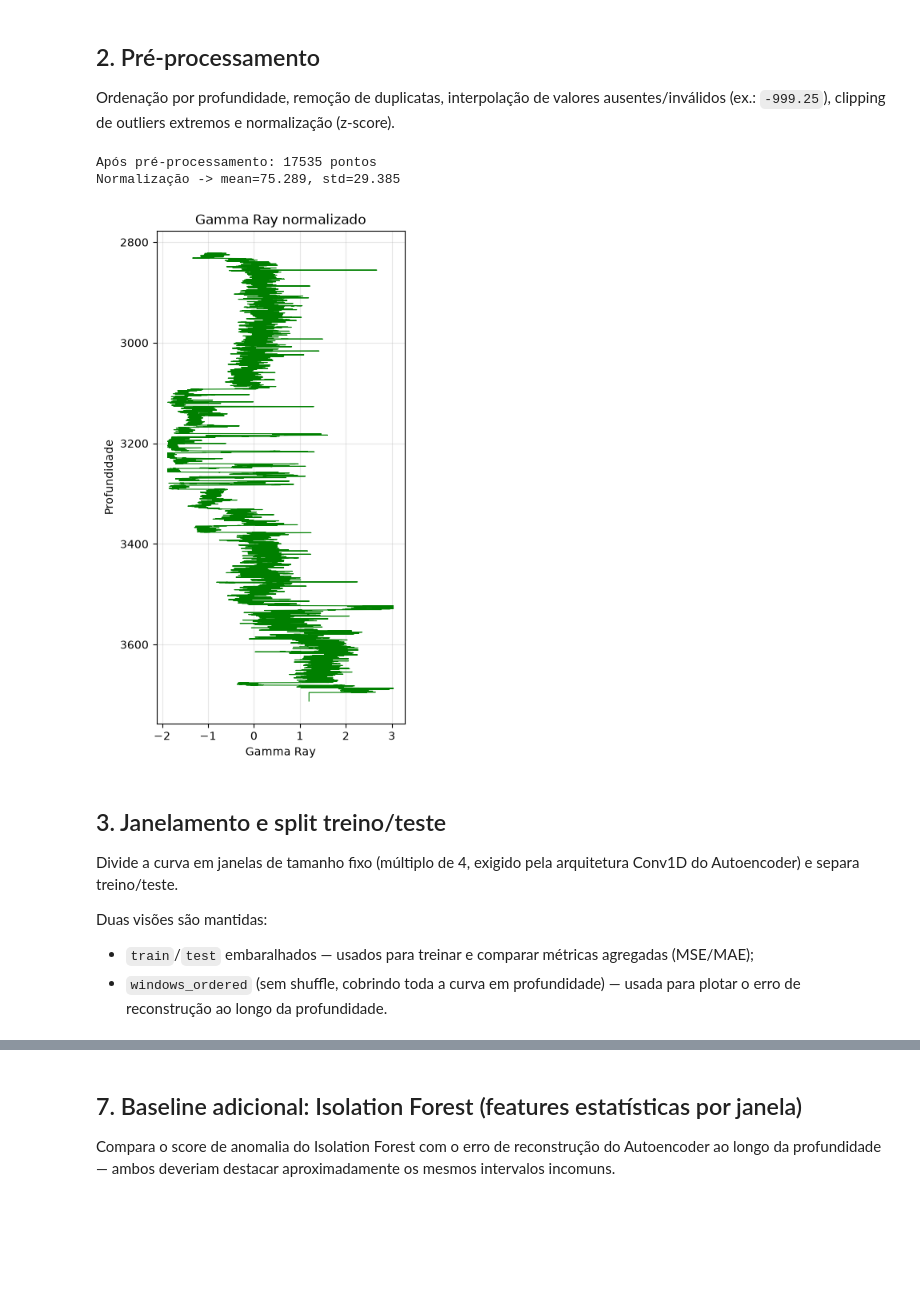
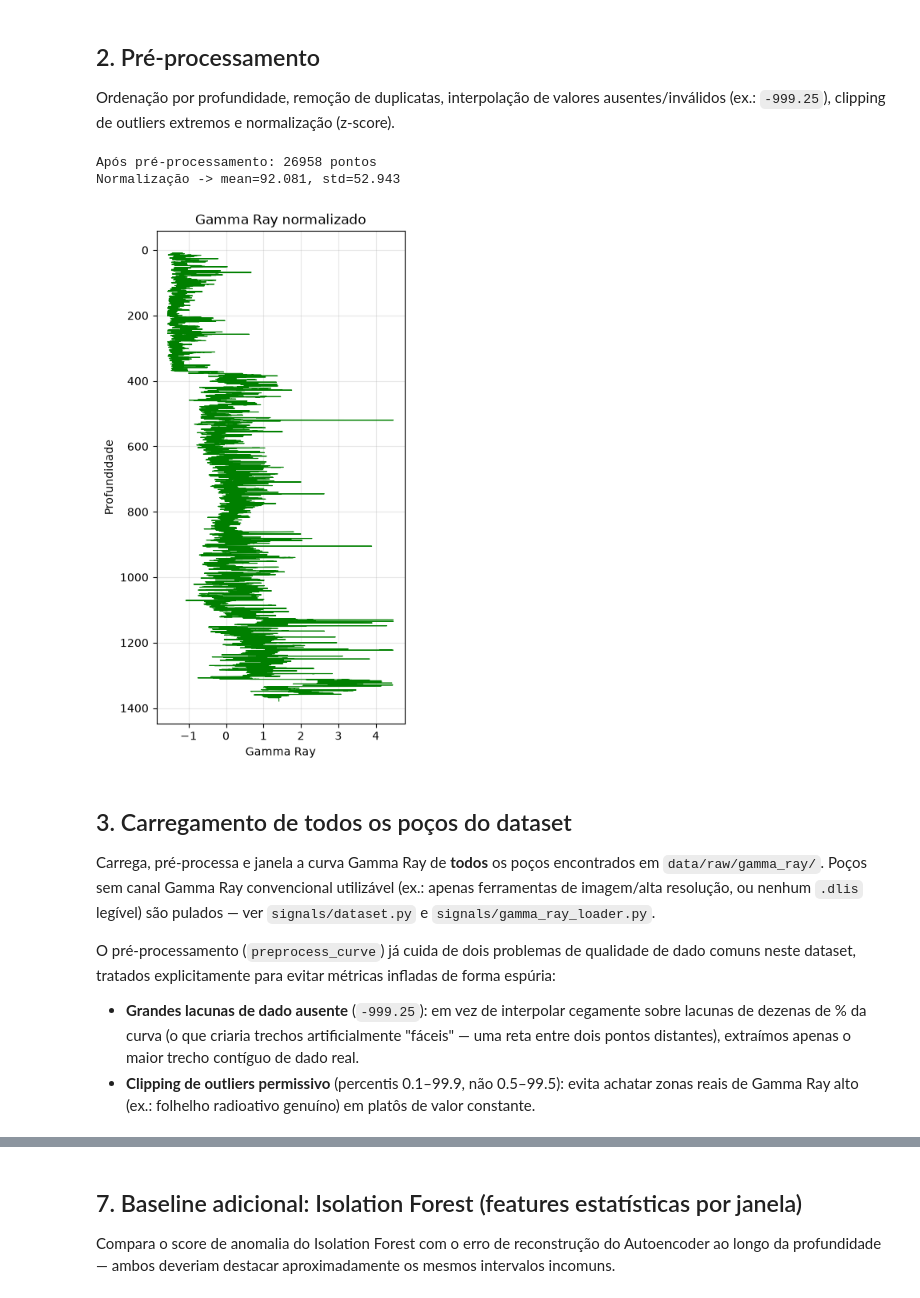
Before and after one commit to luiz-pytech/well-rag-autoencoder, a Jupyter notebook: notebooks/03_gamma_ray_autoencoder.ipynb, the cells around one changed output, grey strips where cells are left out. Saved outputs shown, nothing was run; the diff lists cells and outputs as text; code cells hidden in the pictures; blank space fills up the shorter version.

```diff
--- a/notebooks/03_gamma_ray_autoencoder.ipynb
+++ b/notebooks/03_gamma_ray_autoencoder.ipynb
@@ -35,35 +41,9 @@ Procura automaticamente um arquivo `.dlis` ou `.csv` em `data/raw/gamma_ray/`. S
 # %%
-GAMMA_RAY_DIR = PROJECT_ROOT / "data" / "raw" / "gamma_ray"
+EXAMPLE_WELL_ID = "1-BRSA-1000-RN"
 
-# Dataset ANP: arquivos .dlis ficam em subpastas <well_id>/dlis/*.dlis;
-# manifest.csv é apenas um índice (well_id, tipo, caminho), não é uma curva.
-candidates = sorted(GAMMA_RAY_DIR.rglob("*.dlis")) + sorted(
-    p for p in GAMMA_RAY_DIR.glob("*.csv") if p.name != "manifest.csv"
-)
-
-USE_SYNTHETIC = len(candidates) == 0
-
-if not USE_SYNTHETIC:
-    source_path = candidates[0]
-    print(f"Arquivo encontrado: {source_path.relative_to(GAMMA_RAY_DIR)}")
-    curve = load_gamma_ray(source_path)
-    depth_raw, gr_raw = curve.depth, curve.gamma_ray
-    well_name = curve.well_name
-    print(f"Poço: {well_name} | {len(depth_raw)} pontos | profundidade {depth_raw.min():.1f}-{depth_raw.max():.1f}")
-else:
-    print(f"Nenhum arquivo .dlis/.csv encontrado em {GAMMA_RAY_DIR}.")
-    print("Gerando curva Gamma Ray SINTÉTICA apenas para validar o pipeline.")
-    rng = np.random.default_rng(42)
-    depth_raw = np.arange(1000, 1800, 0.15)
-    trend = 60 + 25 * np.sin(depth_raw / 25) + 10 * np.sin(depth_raw / 4)
-    noise = rng.normal(0, 4, size=depth_raw.shape)
-    gr_raw = trend + noise
-
-    anomaly_zones = [(1150, 1160), (1420, 1435), (1690, 1700)]
-    for lo, hi in anomaly_zones:
-        mask = (depth_raw >= lo) & (depth_raw <= hi)
-        gr_raw[mask] += rng.normal(45, 5, size=mask.sum())
-
-    well_name = "SYNTHETIC-WELL-01"
-    print(f"Poço sintético: {well_name} | {len(depth_raw)} pontos | profundidade {depth_raw.min():.1f}-{depth_raw.max():.1f}")
+dlis_files = sorted((GAMMA_RAY_DIR / EXAMPLE_WELL_ID).rglob("*.dlis"))
+curve = load_gamma_ray(dlis_files[0])
+depth_raw, gr_raw = curve.depth, curve.gamma_ray
+well_name = curve.well_name
+print(f"Poço: {well_name} | {len(depth_raw)} pontos | profundidade {depth_raw.min():.1f}-{depth_raw.max():.1f}")
 # %% [output]
@@ -80,24 +59,24 @@ plt.show()
 
 Ordenação por profundidade, remoção de duplicatas, interpolação de valores ausentes/inválidos (ex.: `-999.25`), clipping de outliers extremos e normalização (z-score).
 # %%
-depth, gr_norm, norm_params = preprocess_curve(depth_raw, gr_raw, clip_pct=(0.5, 99.5))
+depth, gr_norm, norm_params = preprocess_curve(depth_raw, gr_raw, clip_pct=(0.1, 99.9))
 
 print(f"Após pré-processamento: {len(depth)} pontos")
 print(f"Normalização -> mean={norm_params.mean:.3f}, std={norm_params.std:.3f}")
 
 fig, ax = plt.subplots(figsize=(4, 8))
 plot_curve(depth, gr_norm, title="Gamma Ray normalizado", ax=ax)
 plt.show()
 # %% [output]
-Após pré-processamento: 17535 pontos
-Normalização -> mean=75.289, std=29.385
+Após pré-processamento: 26958 pontos
+Normalização -> mean=92.081, std=52.943
-[figure, old version]
+[figure, new version]
 # %% [markdown]
-## 3. Janelamento e split treino/teste
+## 3. Carregamento de todos os poços do dataset
 
-Divide a curva em janelas de tamanho fixo (múltiplo de 4, exigido pela arquitetura Conv1D do Autoencoder) e separa treino/teste.
+Carrega, pré-processa e janela a curva Gamma Ray de **todos** os poços encontrados em `data/raw/gamma_ray/`. Poços sem canal Gamma Ray convencional utilizável (ex.: apenas ferramentas de imagem/alta resolução, ou nenhum `.dlis` legível) são pulados — ver `signals/dataset.py` e `signals/gamma_ray_loader.py`.
 
-Duas visões são mantidas:
-- `train`/`test` embaralhados — usados para treinar e comparar métricas agregadas (MSE/MAE);
-- `windows_ordered` (sem shuffle, cobrindo toda a curva em profundidade) — usada para plotar o erro de reconstrução ao longo da profundidade.
+O pré-processamento (`preprocess_curve`) já cuida de dois problemas de qualidade de dado comuns neste dataset, tratados explicitamente para evitar métricas infladas de forma espúria:
+- **Grandes lacunas de dado ausente** (`-999.25`): em vez de interpolar cegamente sobre lacunas de dezenas de % da curva (o que criaria trechos artificialmente "fáceis" — uma reta entre dois pontos distantes), extraímos apenas o maior trecho contíguo de dado real.
+- **Clipping de outliers permissivo** (percentis 0.1–99.9, não 0.5–99.5): evita achatar zonas reais de Gamma Ray alto (ex.: folhelho radioativo genuíno) em platôs de valor constante.
 # %%
```
Also changed, not shown: parts of 20 cells of this notebook, 15 other files.
